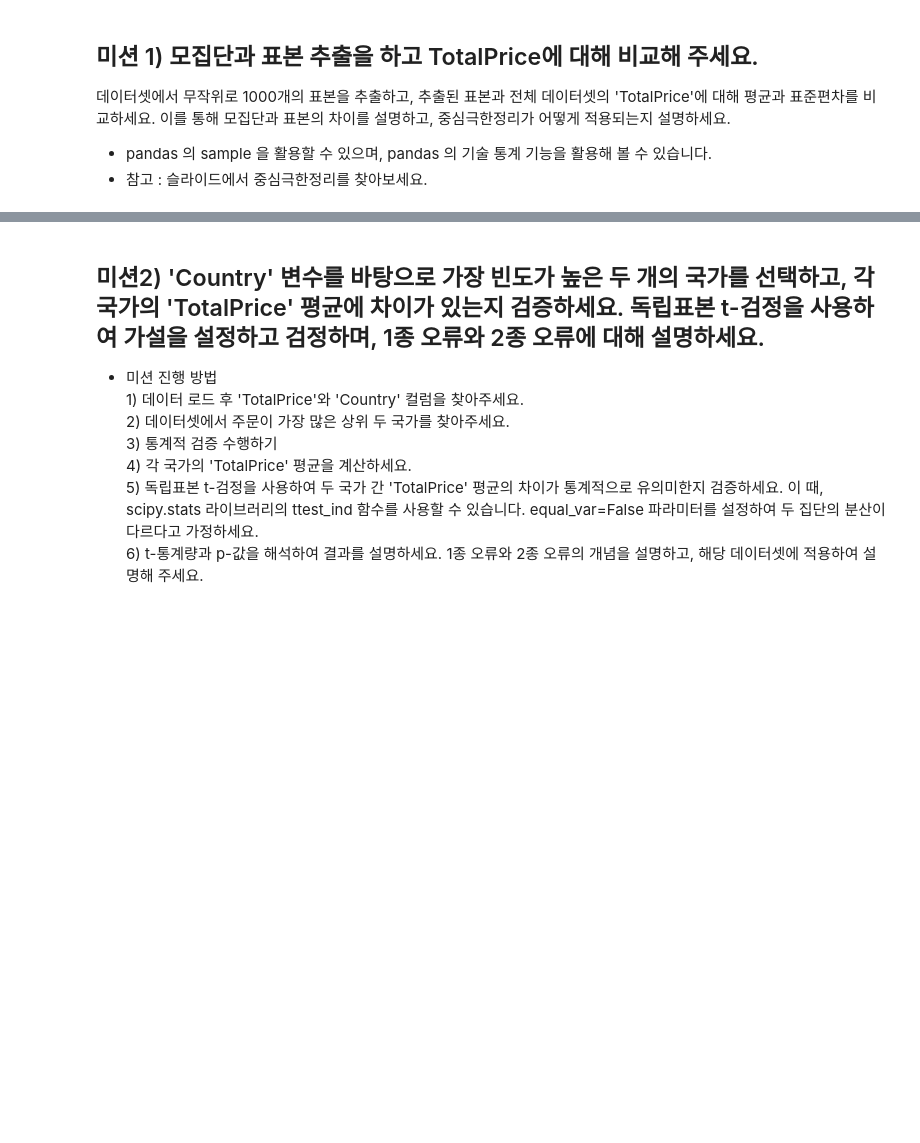
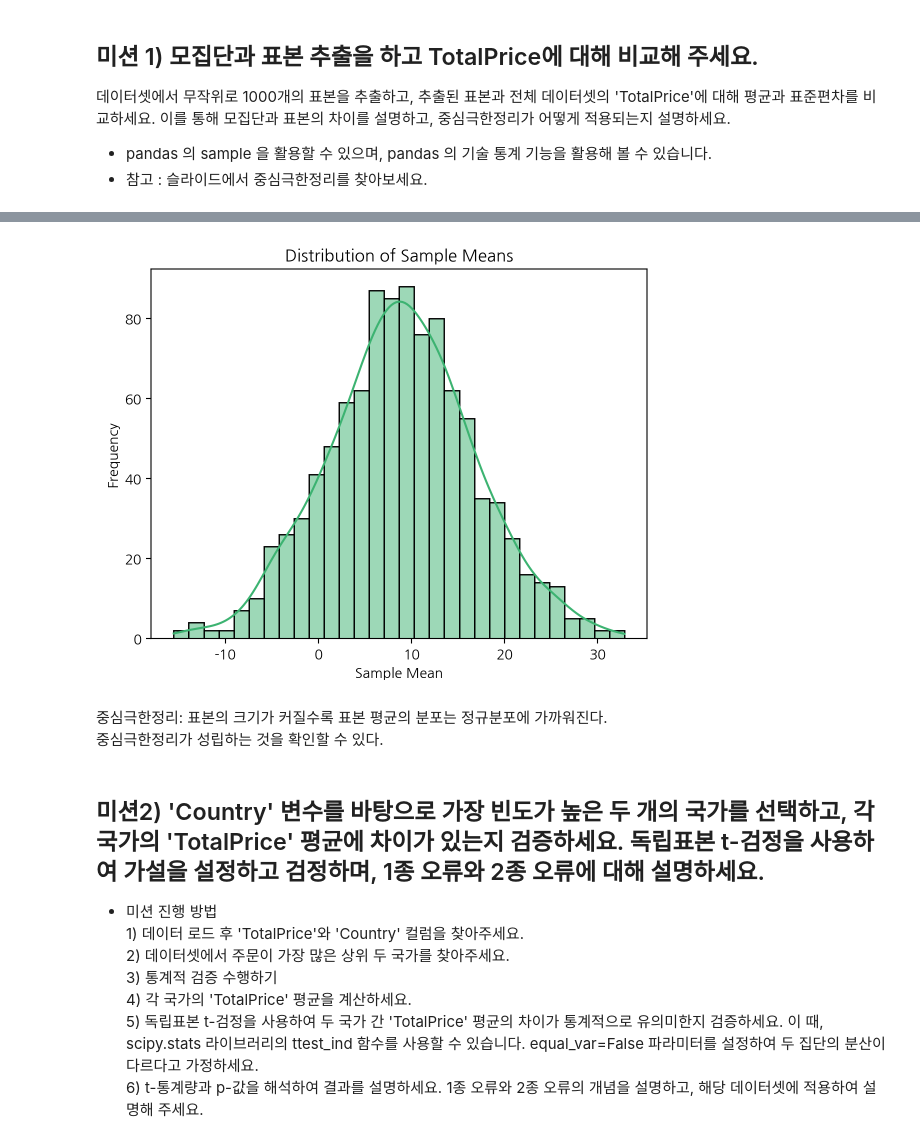
Before and after one commit to Gyu-Ri-Park/aiffel_quest, a Jupyter notebook: quest/240130_online_retail.ipynb, the cells around one changed output, grey strips where cells are left out. Cells and saved outputs as stored; diff of their text form; code cells hidden in the pictures; blank space fills up the shorter version.

```diff
--- a/quest/240130_online_retail.ipynb
+++ b/quest/240130_online_retail.ipynb
@@ -88,3 +138,15 @@ plt.show()
+# %%
+# 표본 평균들의 분포를 시각화합니다.
+sns.histplot(s, bins=30, kde=True, color='mediumseagreen')
+plt.title('Distribution of Sample Means')
+plt.xlabel('Sample Mean')
+plt.ylabel('Frequency')
+plt.show()
+# %% [output]
+[figure, added]
+# %% [markdown]
+중심극한정리: 표본의 크기가 커질수록 표본 평균의 분포는 정규분포에 가까워진다.
+중심극한정리가 성립하는 것을 확인할 수 있다.
 # %% [markdown]
 ## 미션2) 'Country' 변수를 바탕으로 가장 빈도가 높은 두 개의 국가를 선택하고, 각 국가의 'TotalPrice' 평균에 차이가 있는지 검증하세요. 독립표본 t-검정을 사용하여 가설을 설정하고 검정하며, 1종 오류와 2종 오류에 대해 설명하세요.
 
```
Also changed, not shown: parts of 26 cells of this notebook.
